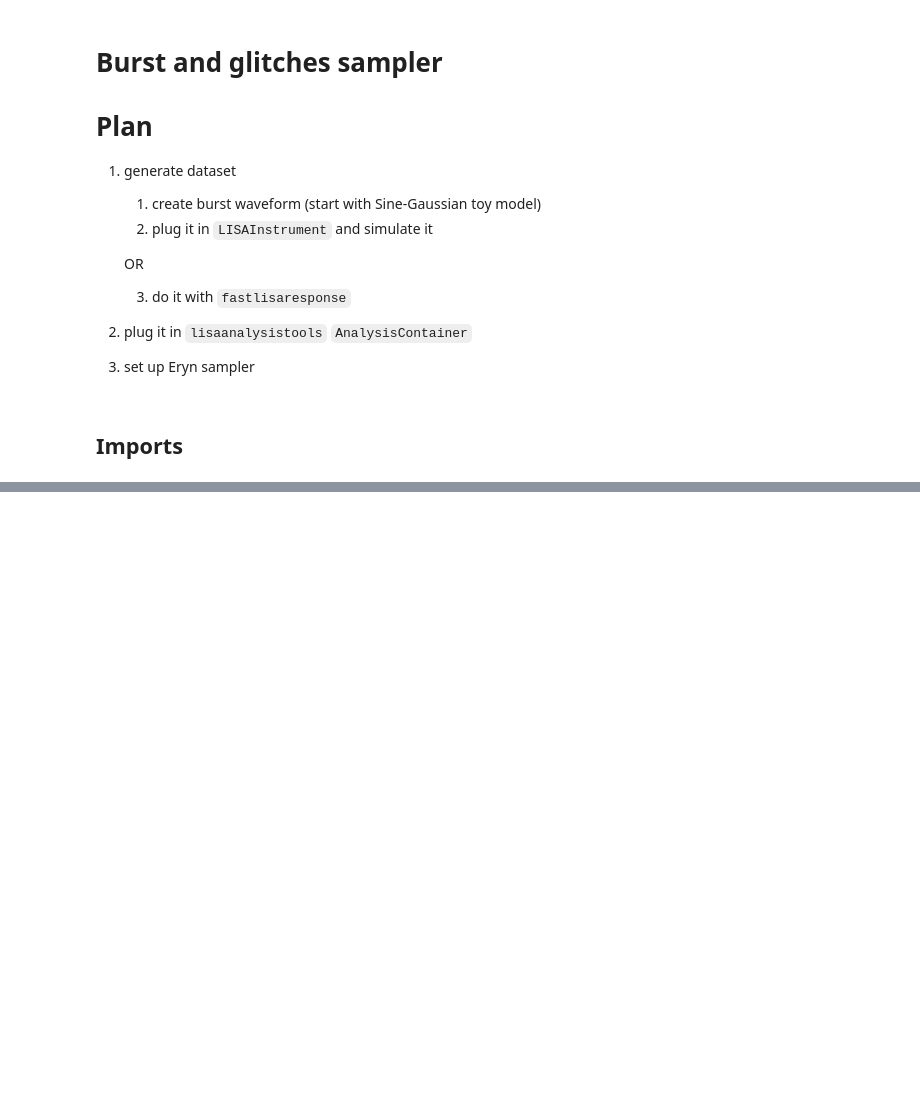
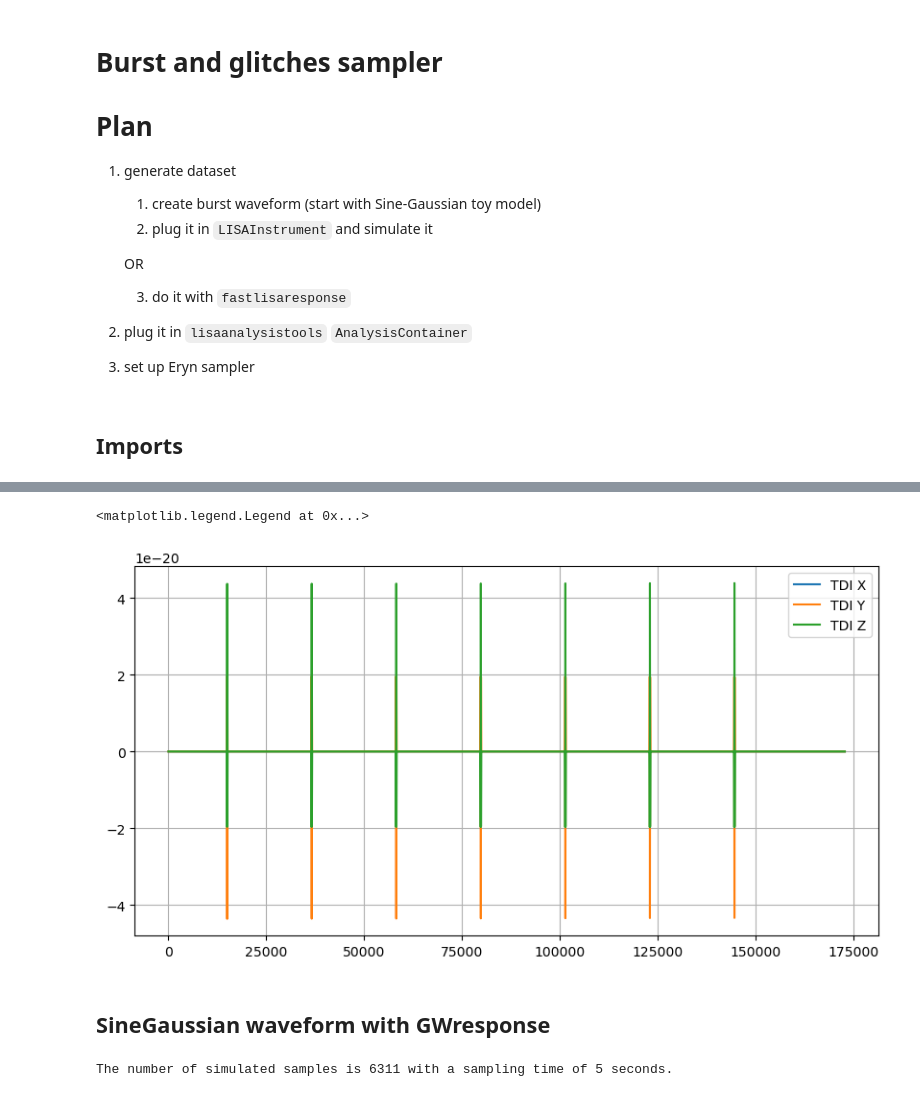
Before and after one commit to eleonoracastelli/lisasprint-burstglitch, a Jupyter notebook: burst-fastlisaresp.ipynb, the cells around one changed output, grey strips where cells are left out. Cells and saved outputs as stored; diff of their text form; code cells hidden in the pictures; blank space fills up the shorter version.

```diff
--- a/burst-fastlisaresp.ipynb
+++ b/burst-fastlisaresp.ipynb
@@ -104,8 +114,7 @@ from lisatools.detector import EqualArmlengthOrbits
 # %%
 # if burst_response:
 #     del burst_response
-
-Tobs = 0.001 # observation time in years
+# Tobs = 0.001 # observation time in years
 tstart = 5000.0 # start time
 
 # order of the langrangian interpolation
@@ -120,10 +129,11 @@ tdi_kwargs = dict(
 
 burst_response = ResponseWrapper(
     waveform_gen = SineGaussianBurst, # it takes a generic waveform generator - can be whatever type of waveform you want
-    Tobs = Tobs,
+    waveform_gen = periodic_SineGaussianBurst, # it takes a generic waveform generator - can be whatever type of waveform you want
+    Tobs = Tobs/YRSID_SI,
     dt = dt,
-    index_lambda = 6,
-    index_beta = 7,
+    index_lambda = 2, index_beta = 3,
+    # index_lambda = 3, index_beta = 4,
     t0 = tstart,
     flip_hx = False,  # set to True if waveform is h+ - ihx
     use_gpu = False,
@@ -135,0 +153,15 @@ burst_response = ResponseWrapper(
+# %%
+# plt.plot(times[int(tstart/dt)+1:-int(tstart/dt)], tdis[1])
+
+plt.plot(times, tdis[0], label = 'TDI X')
+plt.plot(times, tdis[1], label = 'TDI Y')
+plt.plot(times, tdis[2], label = 'TDI Z')
+
+# plt.ylim([-1e-22,1e-22])
+# plt.xlim([t0-200,t0+200])
+plt.legend()
+# %% [output]
+<matplotlib.legend.Legend at 0x...>
+[figure, added]
+# %% [markdown]
+## SineGaussian waveform with GWresponse
@@ -135,0 +174,4 @@ burst_response = ResponseWrapper(
+# %%
+dt = 5
+# %% [output]
+The number of simulated samples is 6311 with a sampling time of 5 seconds.
```
Also changed, not shown: parts of 16 cells of this notebook.
